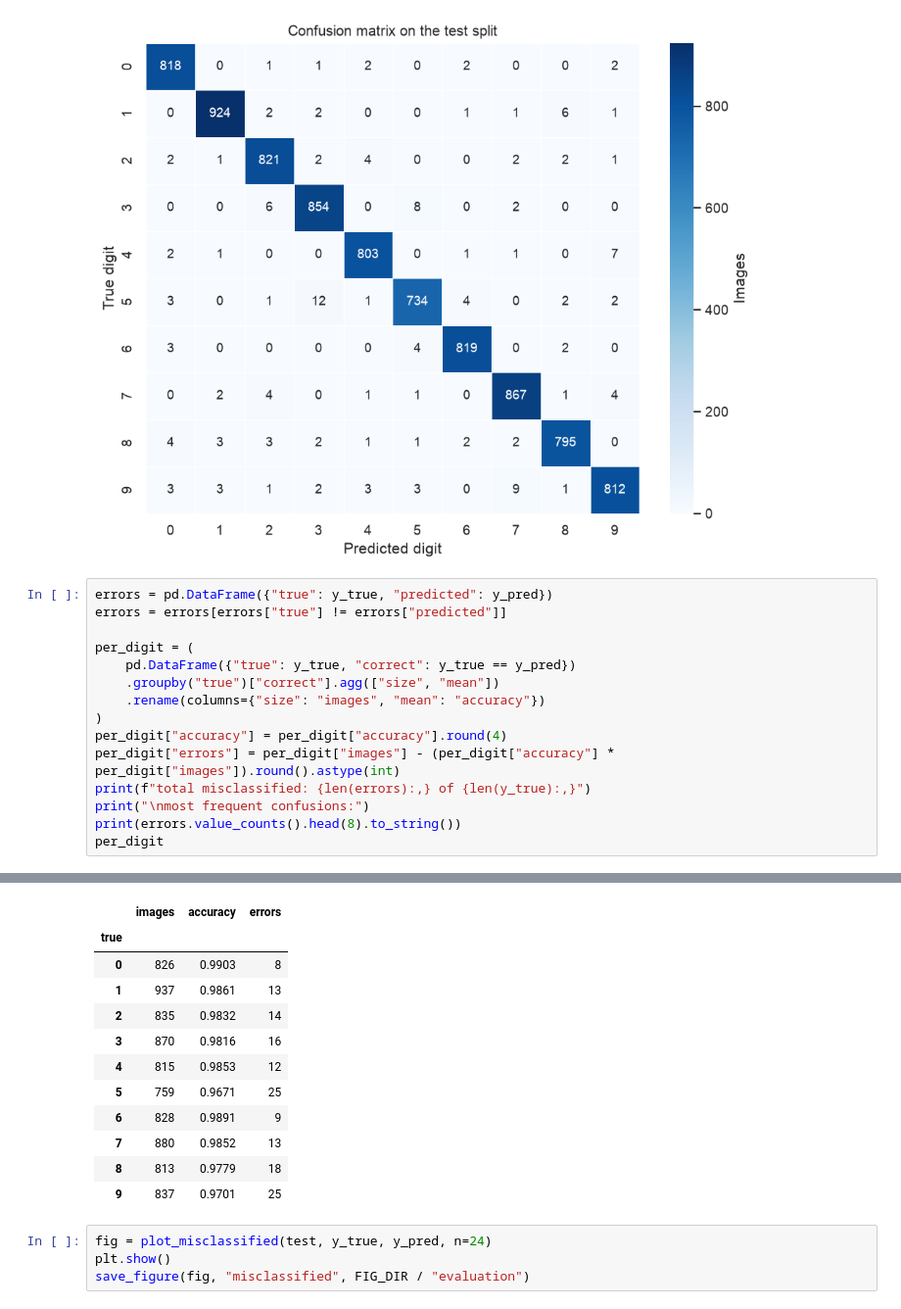
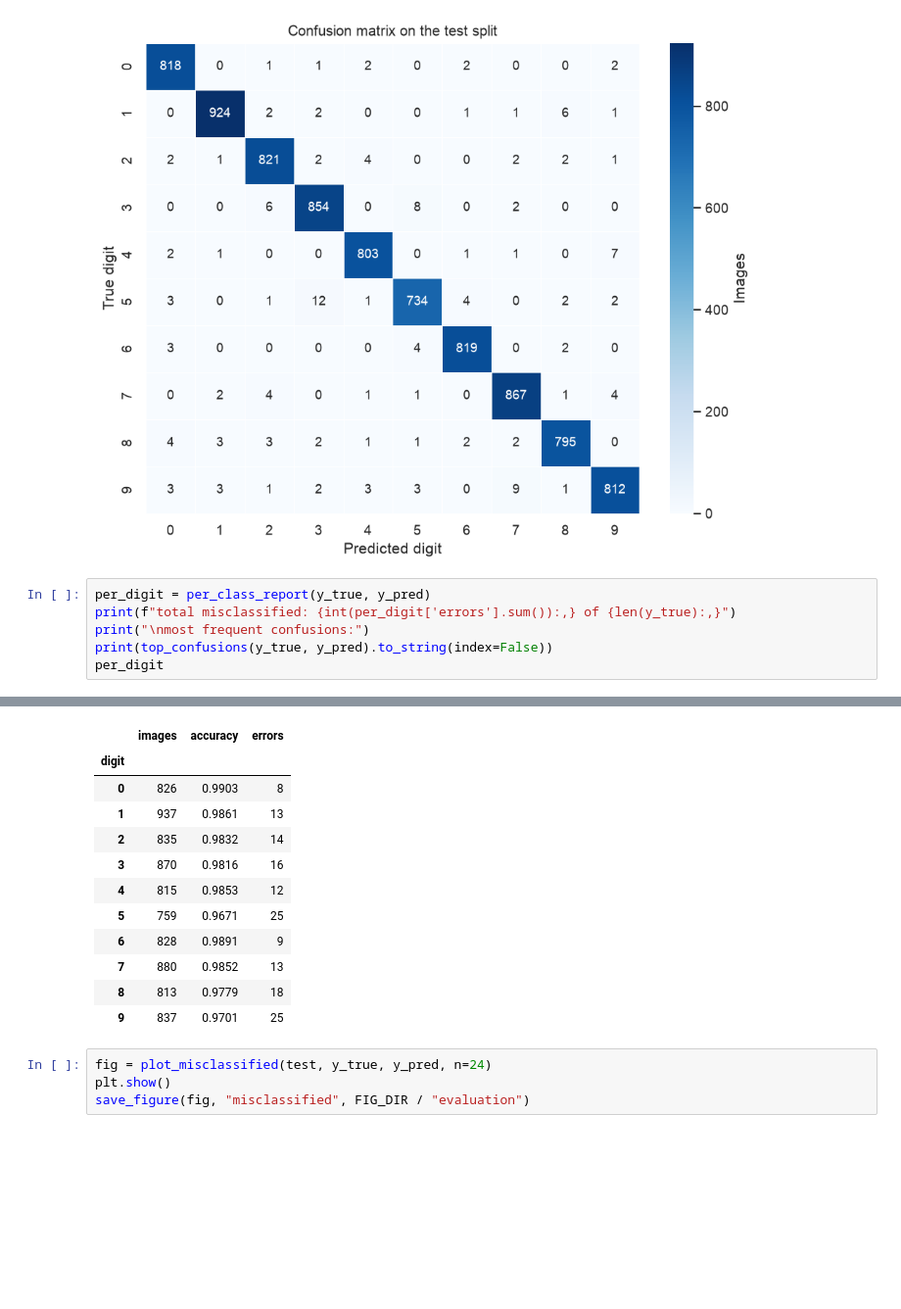
Before and after one commit to husein-loubani/mnist-mlp-classification, a Jupyter notebook: notebooks/mnist_mlp.ipynb, the cells around one changed output, grey strips where cells are left out. Shown at 98% size. Drawn from its saved outputs; the diff is of its cells as text; blank space fills up the shorter version.

```diff
--- a/notebooks/mnist_mlp.ipynb
+++ b/notebooks/mnist_mlp.ipynb
@@ -852,19 +854,10 @@ save_figure(fig, "confusion_matrix", FIG_DIR / "evaluation")
 # %% [output]
 [figure]
 # %%
-errors = pd.DataFrame({"true": y_true, "predicted": y_pred})
-errors = errors[errors["true"] != errors["predicted"]]
-
-per_digit = (
-    pd.DataFrame({"true": y_true, "correct": y_true == y_pred})
-    .groupby("true")["correct"].agg(["size", "mean"])
-    .rename(columns={"size": "images", "mean": "accuracy"})
-)
-per_digit["accuracy"] = per_digit["accuracy"].round(4)
-per_digit["errors"] = per_digit["images"] - (per_digit["accuracy"] * per_digit["images"]).round().astype(int)
-print(f"total misclassified: {len(errors):,} of {len(y_true):,}")
+per_digit = per_class_report(y_true, y_pred)
+print(f"total misclassified: {int(per_digit['errors'].sum()):,} of {len(y_true):,}")
 print("\nmost frequent confusions:")
-print(errors.value_counts().head(8).to_string())
+print(top_confusions(y_true, y_pred).to_string(index=False))
 per_digit
 # %% [output]
 total misclassified: 153 of 8,400
@@ -882,5 +875,5 @@ true  predicted
 |  | images | accuracy | errors |
-| true |  |  |  |
+| digit |  |  |  |
 | 0 | 826 | 0.9903 | 8 |
 | 1 | 937 | 0.9861 | 13 |
 | 2 | 835 | 0.9832 | 14 |
```
Also changed, not shown: parts of 10 cells of this notebook, 4 other files.
